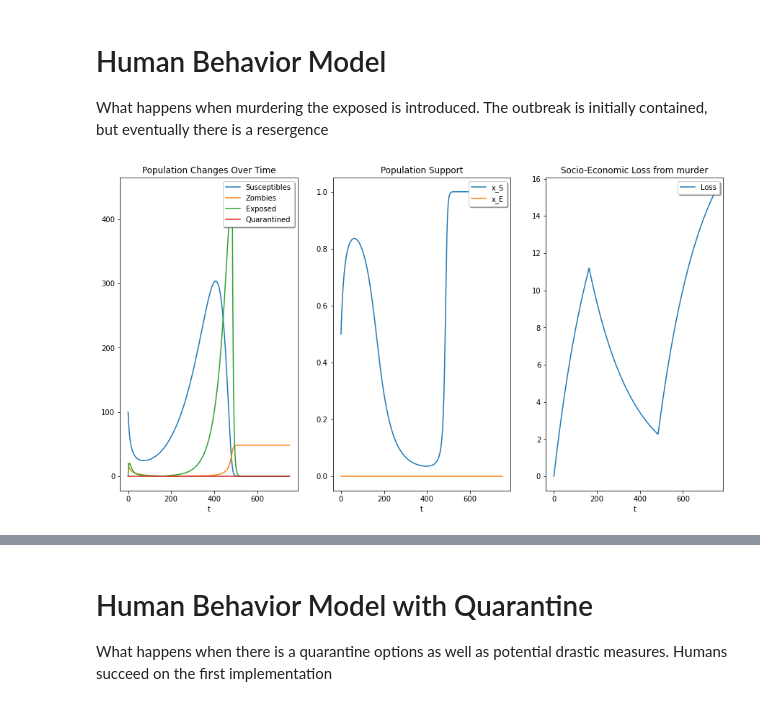
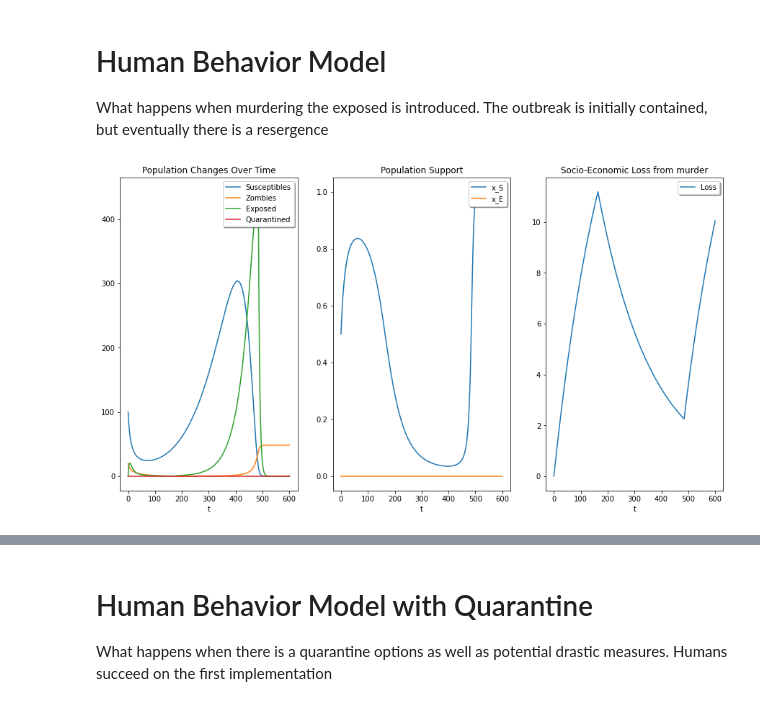
Before and after one commit to lbotti319/zombies, a Jupyter notebook: HumansWinning.ipynb, the cells around one changed output, grey strips where cells are left out. Cells and saved outputs as stored; diff of their text form; code cells hidden in the pictures.

```diff
--- a/HumansWinning.ipynb
+++ b/HumansWinning.ipynb
@@ -34,20 +34,20 @@ What happens when murdering the exposed is introduced. The outbreak is initially
 # %%
 y_0 = [100, 20, 0, 0, 0, 0.5, 0, 0]
 
 quarantine_params = [0, 0.2]
 
 learning_params = [0.5, 0.0005, 0.005, .5, 0.005, 0.05]
 
 params = basic_params + quarantine_params + learning_params
 solution = solve_ivp(
     zombie_human_behavior,
-    (0, 750),
+    (0, 600),
     y_0,
     first_step=0.05,
     max_step=0.05,
     args=params
 )
 
 behavior_plot(solution)
 # %% [output]
-[figure, old version]
+[figure, new version]
```
Also changed, not shown: parts of 2 cells of this notebook, 3 other files.
